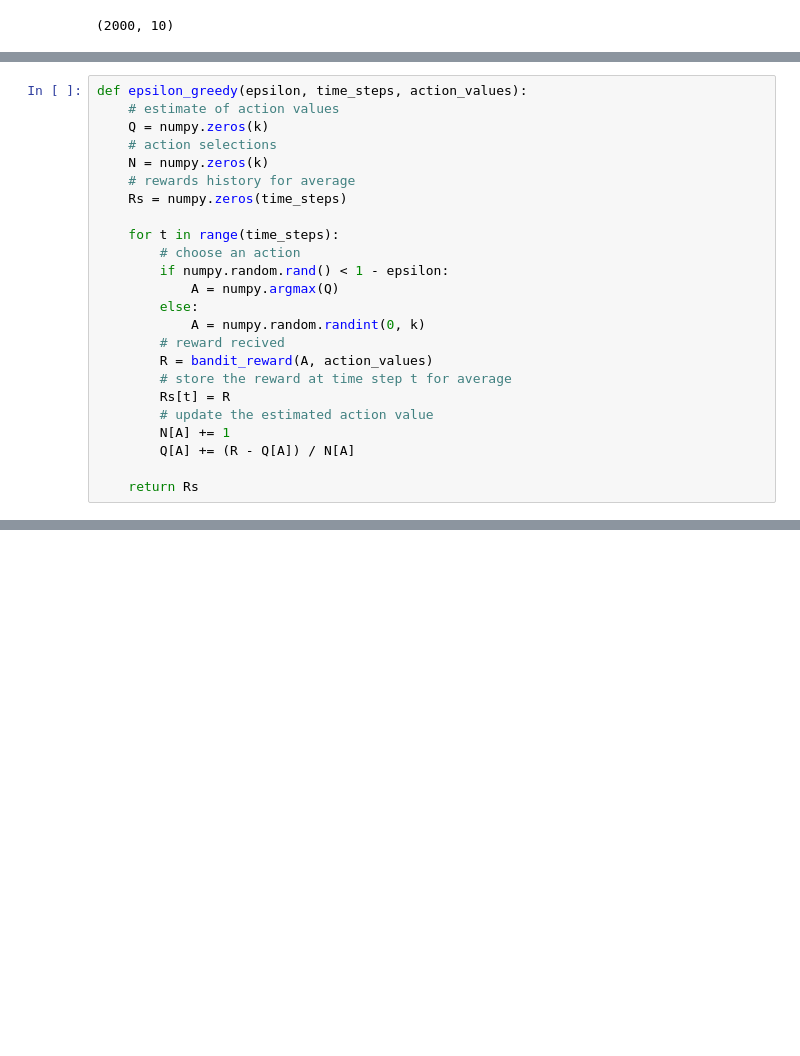
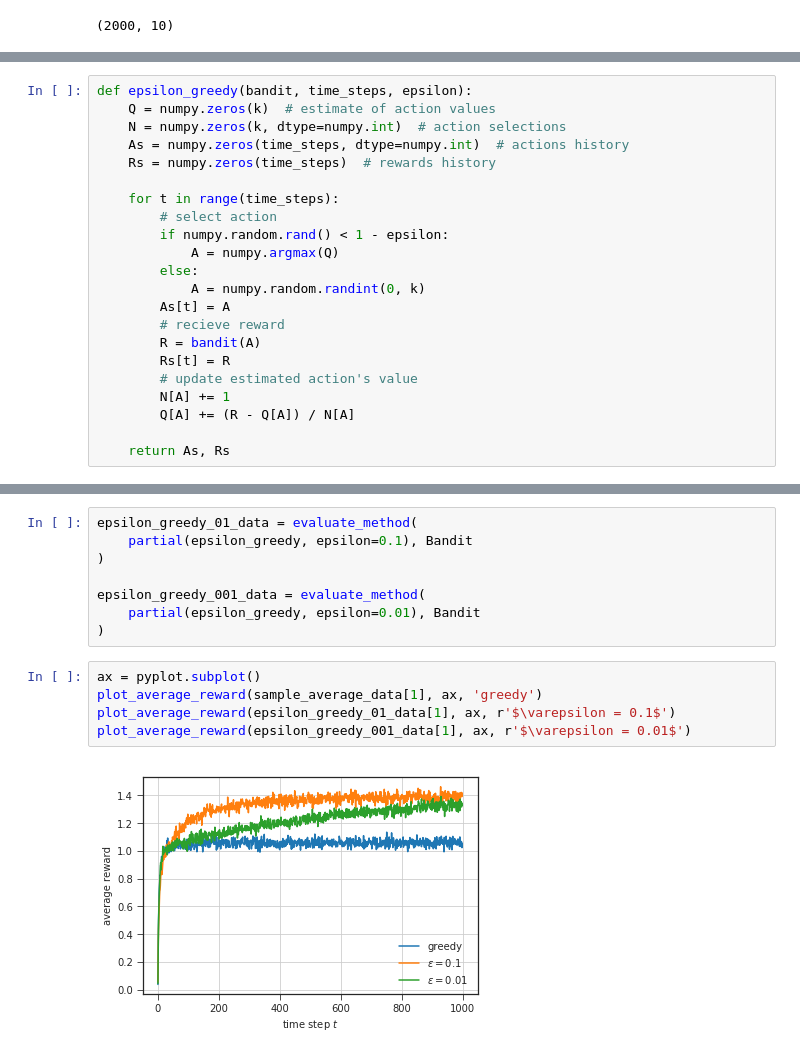
Before and after one commit to podondra/gym-rl, a Jupyter notebook: examples/10-armed-bandit.ipynb, the cells around one changed output, grey strips where cells are left out. Saved outputs shown, nothing was run; the diff lists cells and outputs as text; blank space fills up the shorter version.

```diff
--- a/examples/10-armed-bandit.ipynb
+++ b/examples/10-armed-bandit.ipynb
@@ -42,24 +103,22 @@ action_values[0, 0], bandit_reward(0, action_values[0])
 # %%
-def epsilon_greedy(epsilon, time_steps, action_values):
-    # estimate of action values
-    Q = numpy.zeros(k)
-    # action selections
-    N = numpy.zeros(k)
-    # rewards history for average
-    Rs = numpy.zeros(time_steps)
+def epsilon_greedy(bandit, time_steps, epsilon):
+    Q = numpy.zeros(k)  # estimate of action values
+    N = numpy.zeros(k, dtype=numpy.int)  # action selections
+    As = numpy.zeros(time_steps, dtype=numpy.int)  # actions history
+    Rs = numpy.zeros(time_steps)  # rewards history
 
     for t in range(time_steps):
-        # choose an action
+        # select action
         if numpy.random.rand() < 1 - epsilon:
             A = numpy.argmax(Q)
         else:
             A = numpy.random.randint(0, k)
-        # reward recived
-        R = bandit_reward(A, action_values)
-        # store the reward at time step t for average
+        As[t] = A
+        # recieve reward
+        R = bandit(A)
         Rs[t] = R
-        # update the estimated action value
+        # update estimated action's value
         N[A] += 1
         Q[A] += (R - Q[A]) / N[A]
 
-    return Rs
+    return As, Rs
@@ -84,0 +125,15 @@ pyplot.grid()
+# %%
+epsilon_greedy_01_data = evaluate_method(
+    partial(epsilon_greedy, epsilon=0.1), Bandit
+)
+
+epsilon_greedy_001_data = evaluate_method(
+    partial(epsilon_greedy, epsilon=0.01), Bandit
+)
+# %%
+ax = pyplot.subplot()
+plot_average_reward(sample_average_data[1], ax, 'greedy')
+plot_average_reward(epsilon_greedy_01_data[1], ax, r'$\varepsilon = 0.1$')
+plot_average_reward(epsilon_greedy_001_data[1], ax, r'$\varepsilon = 0.01$')
+# %% [output]
+[figure, added]
```
Also changed, not shown: parts of 28 cells of this notebook.
